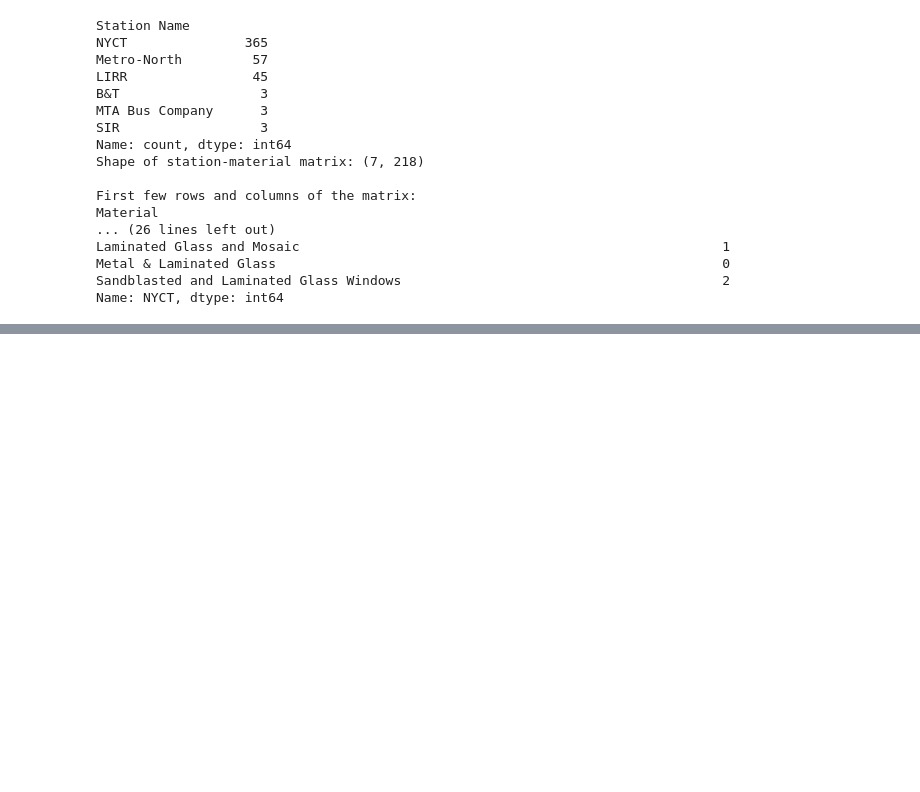
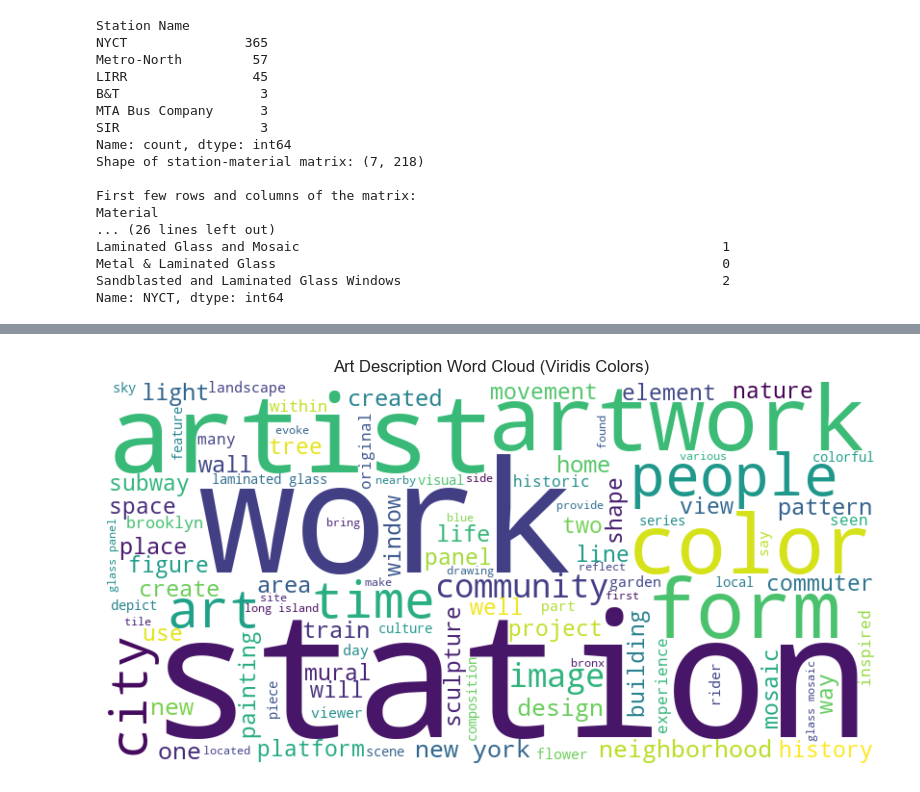
Before and after one commit to marobinette/DataScience, a Jupyter notebook: assignments/week2/MTAArt/eda_pt_2.ipynb, the cells around one changed output, grey strips where cells are left out. Drawn from its saved outputs; the diff is of its cells as text; code cells hidden in the pictures; blank space fills up the shorter version.

```diff
--- a/assignments/week2/MTAArt/eda_pt_2.ipynb
+++ b/assignments/week2/MTAArt/eda_pt_2.ipynb
@@ -111,0 +501,59 @@ plt.show()
+# %%
+import re
+from wordcloud import STOPWORDS, WordCloud
+import matplotlib.pyplot as plt
+import matplotlib.cm as cm
+
+# Function to create viridis-colored word cloud
+def viridis_color_func(word, font_size, position, orientation, random_state=None, **kwargs):
+    # Use viridis colormap - normalize font_size to get color
+    # Larger words get colors from the end of viridis (yellow/green)
+    # Smaller words get colors from the beginning (purple/blue)
+
+    # Get all font sizes from the word cloud
+    all_font_sizes = kwargs.get('font_sizes', [])
+    if not all_font_sizes:
+        # Fallback: use a range based on typical word cloud font sizes
+        min_font_size = 10
+        max_font_size = 100
+    else:
+        min_font_size = min(all_font_sizes)
+        max_font_size = max(all_font_sizes)
+
+    # Normalize font size to 0-1 range
+    if max_font_size > min_font_size:
+        normalized_size = (font_size - min_font_size) / (max_font_size - min_font_size)
+    else:
+        normalized_size = 0.5
+
+    # Get color from viridis colormap
+    color = cm.viridis(normalized_size)
+    return f"rgb({int(color[0]*255)}, {int(color[1]*255)}, {int(color[2]*255)})"
+
+text = ' '.join(df['Art Description'].astype(str).tolist())
+
+text = re.sub(r'[^A-Za-z\s]', '', text)
+
+text = text.lower()
+
+stopwords = set(STOPWORDS)
+text = ' '.join(word for word in text.split() if word not in stopwords)
+
+# Create word cloud with viridis color function
+wordcloud = WordCloud(
+    width=800,
+    height=400,
+    background_color='white',
+    color_func=viridis_color_func,
+    max_words=100,
+    relative_scaling=0.5,
+    colormap='viridis'  # Alternative: use built-in colormap
+).generate(text)
+
+plt.figure(figsize=(10, 5))
+plt.imshow(wordcloud, interpolation='bilinear')
+plt.axis('off')
+plt.title("Art Description Word Cloud (Viridis Colors)")
+plt.show()
+# %% [output]
+[figure, added]
```
Also changed, not shown: parts of 14 cells of this notebook.
